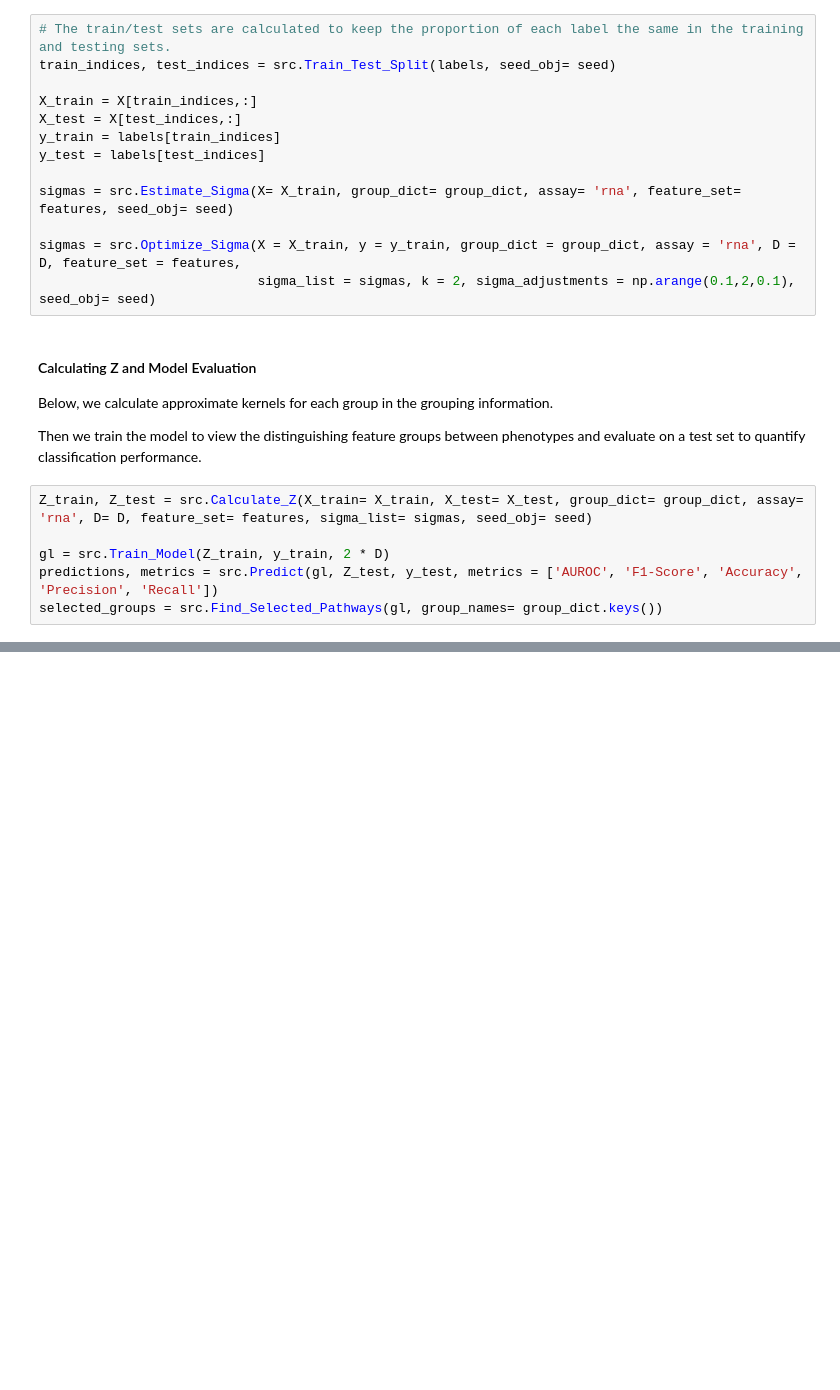
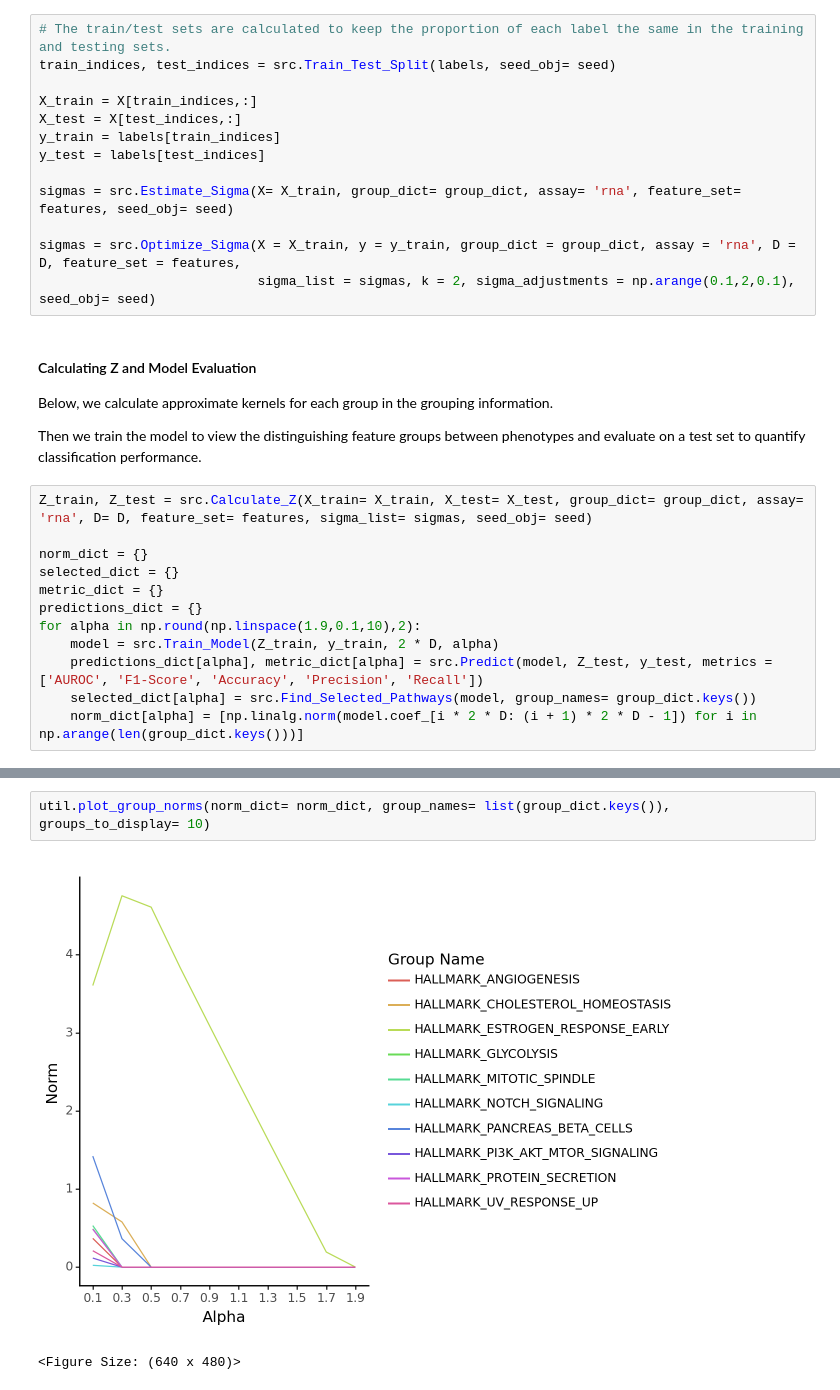
Before and after one commit to ohsu-cedar-comp-hub/scMKL, a Jupyter notebook: example/scMKL_example.ipynb, the cells around one changed output, grey strips where cells are left out. Saved outputs shown, nothing was run; the diff lists cells and outputs as text; blank space fills up the shorter version.

Commit message:
Added scMKL_util module for single replication results

```diff
--- a/example/scMKL_example.ipynb
+++ b/example/scMKL_example.ipynb
@@ -59,6 +60,12 @@ Then we train the model to view the distinguishing feature groups between phenot
 # %%
 Z_train, Z_test = src.Calculate_Z(X_train= X_train, X_test= X_test, group_dict= group_dict, assay= 'rna', D= D, feature_set= features, sigma_list= sigmas, seed_obj= seed)
 
-gl = src.Train_Model(Z_train, y_train, 2 * D)
-predictions, metrics = src.Predict(gl, Z_test, y_test, metrics = ['AUROC', 'F1-Score', 'Accuracy', 'Precision', 'Recall'])
-selected_groups = src.Find_Selected_Pathways(gl, group_names= group_dict.keys())
+norm_dict = {}
+selected_dict = {}
+metric_dict = {}
+predictions_dict = {}
+for alpha in np.round(np.linspace(1.9,0.1,10),2):
+    model = src.Train_Model(Z_train, y_train, 2 * D, alpha)
+    predictions_dict[alpha], metric_dict[alpha] = src.Predict(model, Z_test, y_test, metrics = ['AUROC', 'F1-Score', 'Accuracy', 'Precision', 'Recall'])
+    selected_dict[alpha] = src.Find_Selected_Pathways(model, group_names= group_dict.keys())
+    norm_dict[alpha] = [np.linalg.norm(model.coef_[i * 2 * D: (i + 1) * 2 * D - 1]) for i in np.arange(len(group_dict.keys()))]
@@ -70,0 +82,5 @@ print(selected_groups)
+# %%
+util.plot_group_norms(norm_dict= norm_dict, group_names= list(group_dict.keys()), groups_to_display= 10)
+# %% [output]
+[figure, added]
+<Figure Size: (640 x 480)>
```
Also changed, not shown: parts of 4 cells of this notebook, 5 other files.
